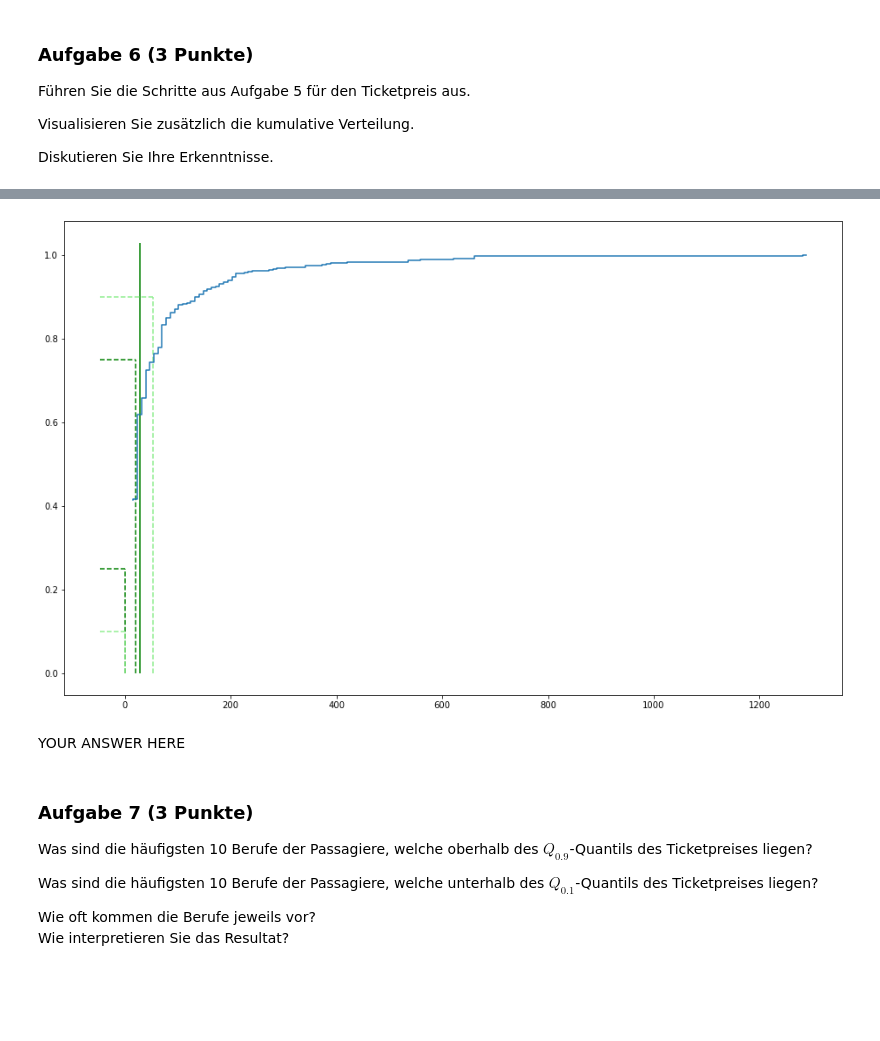
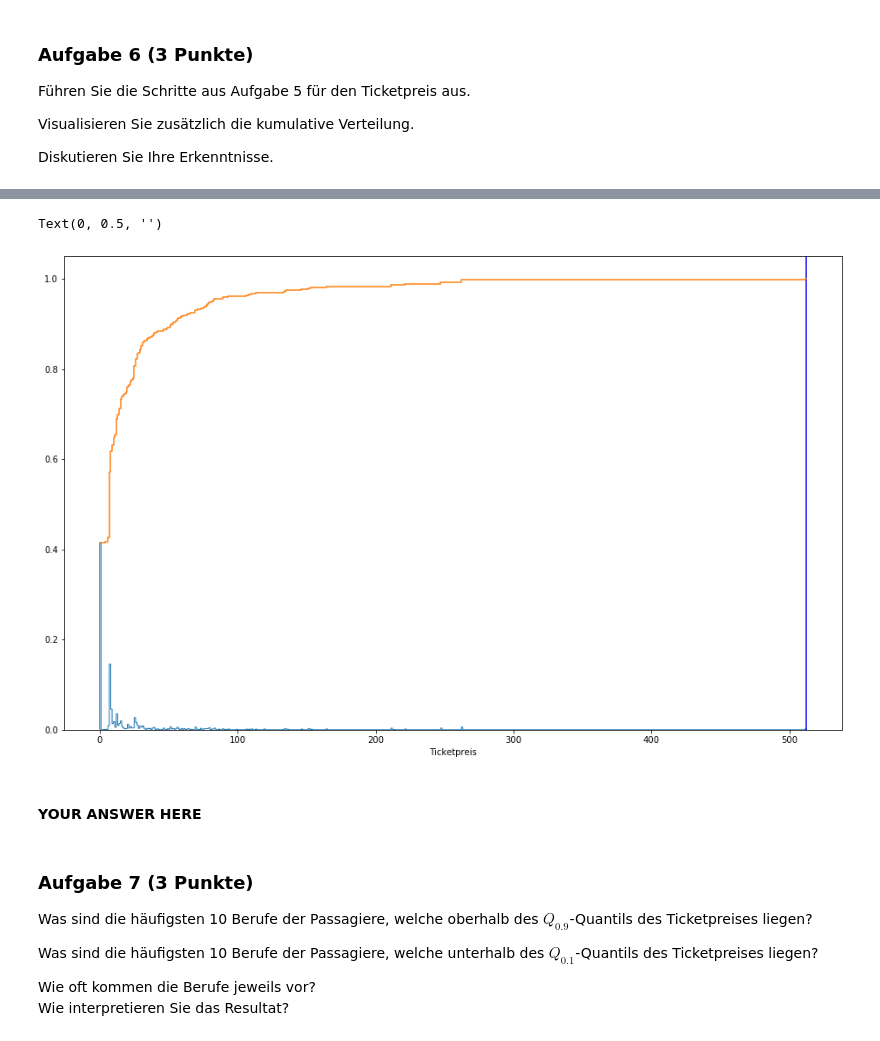
Before and after one commit to JuliaLauraMueller/dsp_hs2019, a Jupyter notebook: assignments/assignment11/exercise11.ipynb, the cells around one changed output, grey strips where cells are left out. Drawn from its saved outputs; the diff is of its cells as text; code cells hidden in the pictures; blank space fills up the shorter version.

```diff
--- a/assignments/assignment11/exercise11.ipynb
+++ b/assignments/assignment11/exercise11.ipynb
@@ -415,38 +423,23 @@ Spannweite von Ticketpreisverteilung: 512.33
-# %%
-mu = 8.
-sigma = 2.5
-x = mu + titanic_df['ticketprice'] *sigma
-counts, bins = np.histogram(x, bins='fd')
-mean = x.mean()
-std = x.std()
-
-fig, ax = plt.subplots(ncols=1, nrows=1, figsize=(16, 10))
-
-quart_l, quart_u = np.percentile(titanic_df['ticketprice'], [25, 75])
-quant_10, quant_90 = np.percentile(titanic_df['ticketprice'], [10, 90])
-
-
-_ = ax.step(bins[1:], (counts/counts.sum()).cumsum())
-ymax = ax.get_ylim()[1]
-xmin, xmax = ax.get_xlim()
-# quartiles
-_ = ax.vlines(median, 0, ymax, color='green', label='median')
-_ = ax.vlines(quart_l, 0, 0.25, color='green', linestyle='--',
-label='quartiles')
-_ = ax.hlines(0.25, xmin, quart_l, color='green', linestyle='--')
-_ = ax.vlines(quart_u, 0, 0.75, color='green', linestyle='--')
-_ = ax.hlines(0.75, xmin, quart_u, color='green', linestyle='--')
-# quantiles
-_ = ax.vlines(quant_10, 0, 0.1, color='lightgreen', linestyle='--',
-label='quantiles')
-_ = ax.hlines(0.1, xmin, quant_10, color='lightgreen', linestyle='--')
-_ = ax.vlines(quant_90, 0, 0.9, color='lightgreen', linestyle='--')
-_ = ax.hlines(0.9, xmin, quant_90, color='lightgreen', linestyle='--')
-#_ = ax.set_
-# %% [output]
-[figure, removed]
+# %%
+#counts, bins = np.histogram(titanic_df['ticketprice'], bins=512, density=True)
+
+fig, ax = plt.subplots(ncols=1, nrows=1, figsize=(16, 10))
+
+counts, bins, patch = ax.hist(titanic_df['ticketprice'], histtype='step', bins=512, density=True)
+max_val = titanic_df['ticketprice'].max()
+ax.axvline(max_val, color='b', linestyle='-')
+_ = ax.step(bins[1:], (counts/counts.sum()).cumsum())
+#ymax = ax.get_ylim()[1]
+#xmin, xmax = ax.get_xlim()
+
+plt.title('')
+plt.xlabel('Ticketpreis')
+plt.ylabel('')
+# %% [output]
+Text(0, 0.5, '')
+[figure, added]
 # %% [markdown]
-YOUR ANSWER HERE
+#### YOUR ANSWER HERE
 # %% [markdown]
 ### Aufgabe 7 (3 Punkte)
 
```
Also changed, not shown: parts of 28 cells of this notebook, 1 other file.
